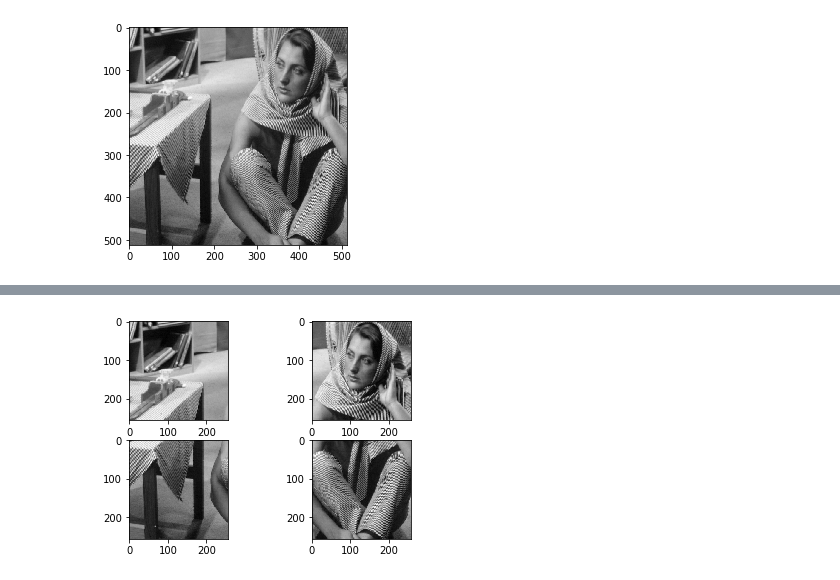
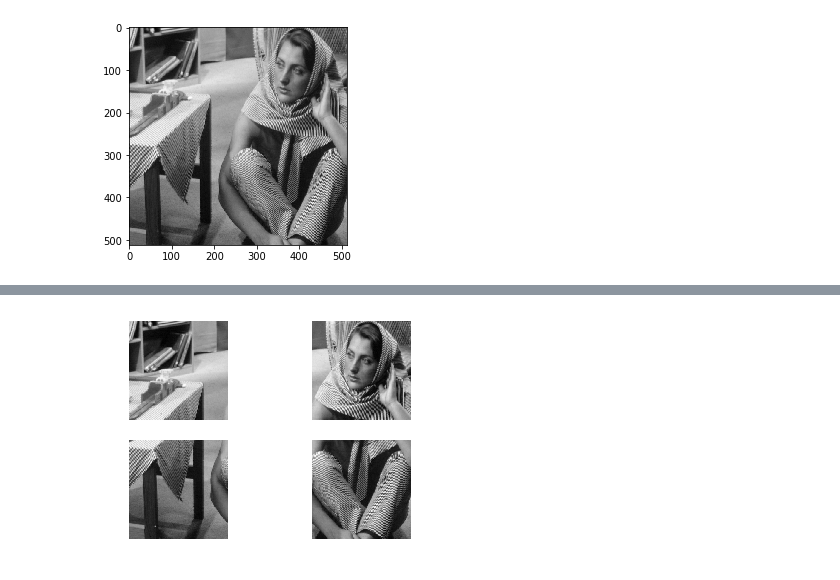
Before and after one commit to azn94/UE-Image, a Jupyter notebook: TME3/TD3.ipynb, the cells around one changed output, grey strips where cells are left out. Saved outputs shown, nothing was run; the diff lists cells and outputs as text; code cells hidden in the pictures.

```diff
--- a/TME3/TD3.ipynb
+++ b/TME3/TD3.ipynb
@@ -268,20 +253,24 @@ show()
 # %%
 I1=barb[:n//2,:m//2]
 I2=barb[:n//2,m//2:]
 I3=barb[n//2:,:m//2]
 I4=barb[n//2:,m//2:]
 
 subplot(2,2,1)
+axis("off")
 imshow(I1)
 subplot(2,2,2)
+axis("off")
 imshow(I2)
 subplot(2,2,3)
+axis("off")
 imshow(I3)
 subplot(2,2,4)
+axis("off")
 imshow(I4)
 show()
 # %% [output]
-[figure, old version]
+[figure, new version]
 # %%
 I=vstack((hstack((I1,I2)),hstack((I3,I4))))
 imshow(I)
```
Also changed, not shown: parts of 15 cells of this notebook, 2 other files.
